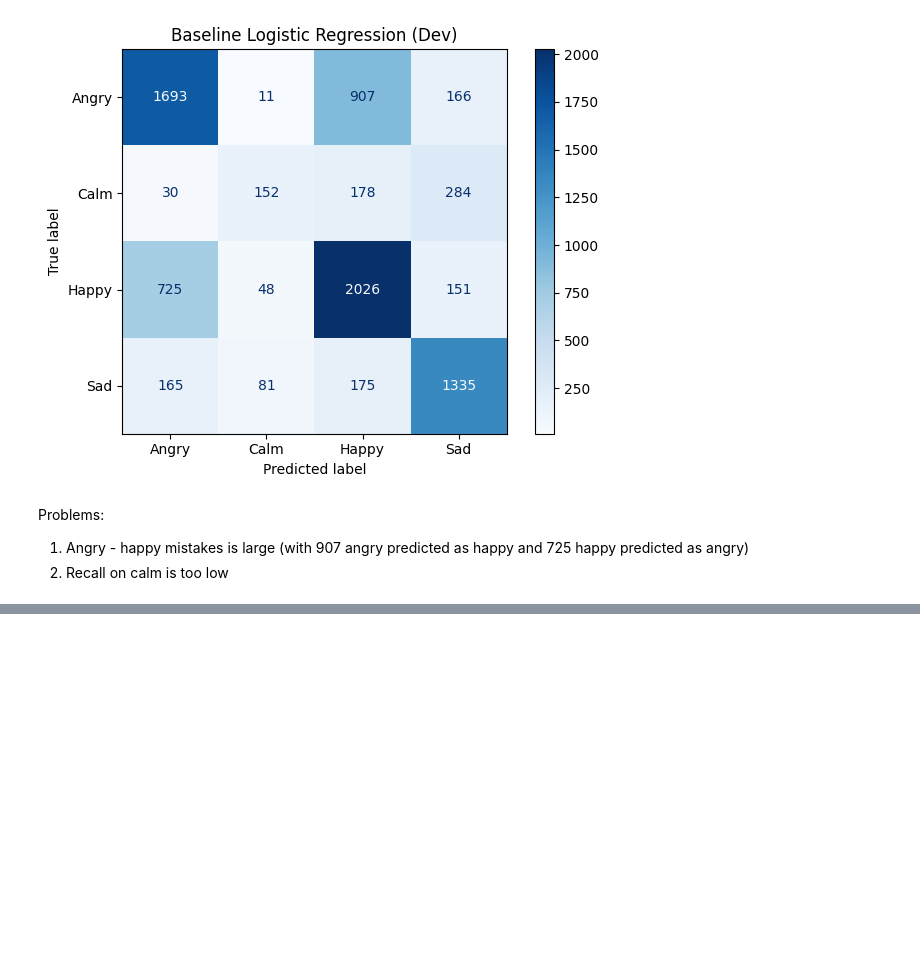
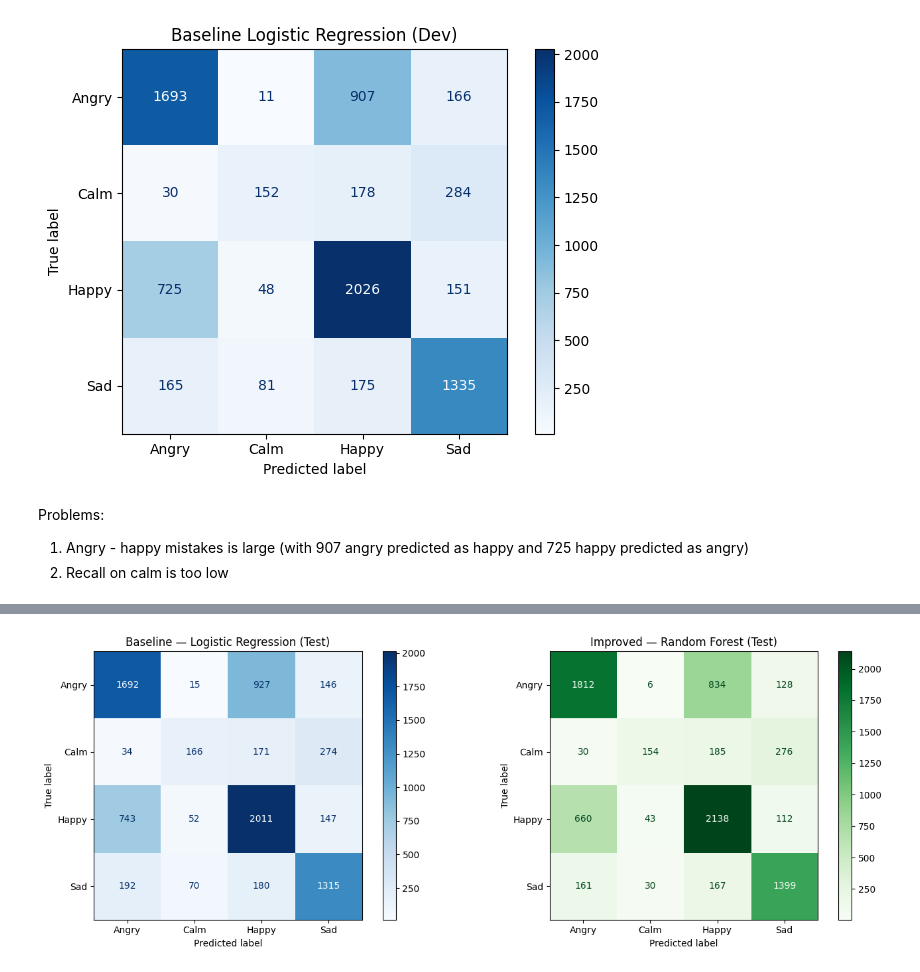
Before and after one commit to Nam-Antoine/-ML-1-project, a Jupyter notebook: model/model_baseline.ipynb, the cells around one changed output, grey strips where cells are left out. Saved outputs shown, nothing was run; the diff lists cells and outputs as text; code cells hidden in the pictures; blank space fills up the shorter version.

Commit message:
Implement 2 improved models

```diff
--- a/model/model_baseline.ipynb
+++ b/model/model_baseline.ipynb
@@ -152,0 +291,24 @@ Problems:
+# %%
+rf = Pipeline([
+    ('preprocessor', preprocessor),
+    ('model', RandomForestClassifier(
+        n_estimators=100,
+        max_depth=15,
+        min_samples_leaf=5,
+        random_state=42,
+        n_jobs=-1
+    ))
+])
+
+rf.fit(X_train, y_train)
+
+y_pred_rf = rf.predict(X_dev)
+accuracy = accuracy_score(y_dev, y_pred_rf)
+precision = precision_score(y_dev, y_pred_rf, average="macro")
+recall = recall_score(y_dev, y_pred_rf, average="macro")
+f1 = f1_score(y_dev, y_pred_rf, average="macro")
+
+print(f"Accuracy : {accuracy:.4f}")
+print(f"Precision: {precision:.4f}")
+print(f"Recall   : {recall:.4f}")
+print(f"F1 Score : {f1:.4f}")
@@ -152,0 +372,19 @@ Problems:
+# %%
+fig, axes = plt.subplots(1, 2, figsize=(14, 5))
+
+ConfusionMatrixDisplay(
+    confusion_matrix(y_test, y_pred_logreg_test),
+    display_labels=log_reg.classes_
+).plot(cmap='Blues', ax=axes[0])
+axes[0].set_title("Baseline - Logistic Regression (Test)")
+
+ConfusionMatrixDisplay(
+    confusion_matrix(y_test, y_pred_rf_test),
+    display_labels=rf_final.classes_
+).plot(cmap='Greens', ax=axes[1])
+axes[1].set_title("Improved - Decision Tree (Test)")
+
+plt.tight_layout()
+plt.show()
+# %% [output]
+[figure, added]
```
Also changed, not shown: parts of 16 cells of this notebook.
